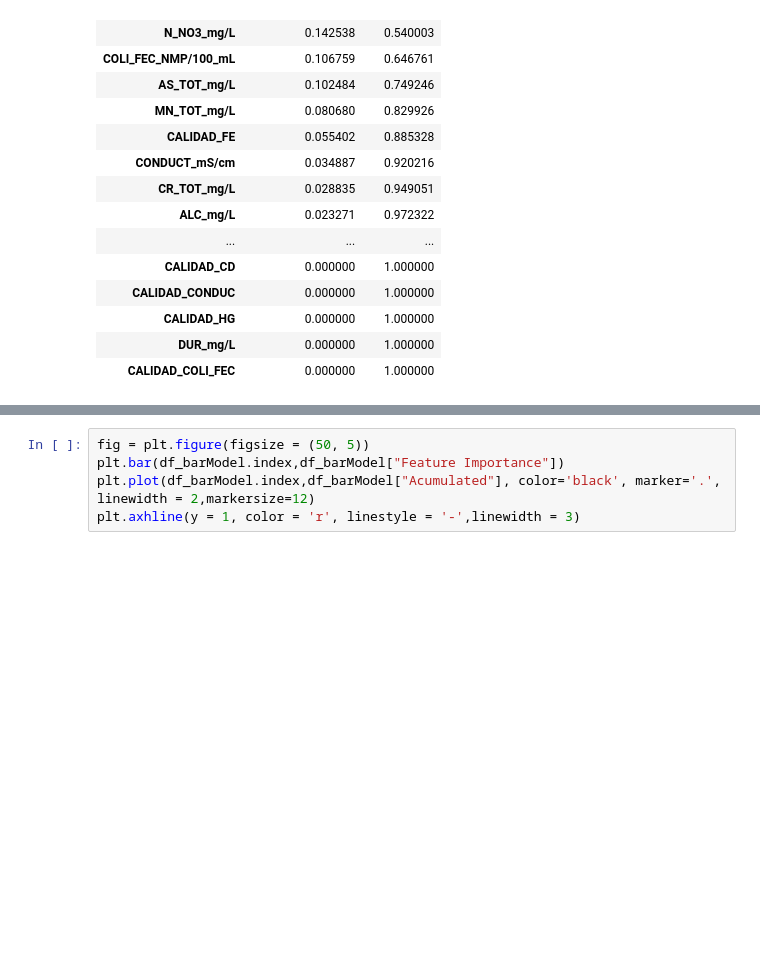
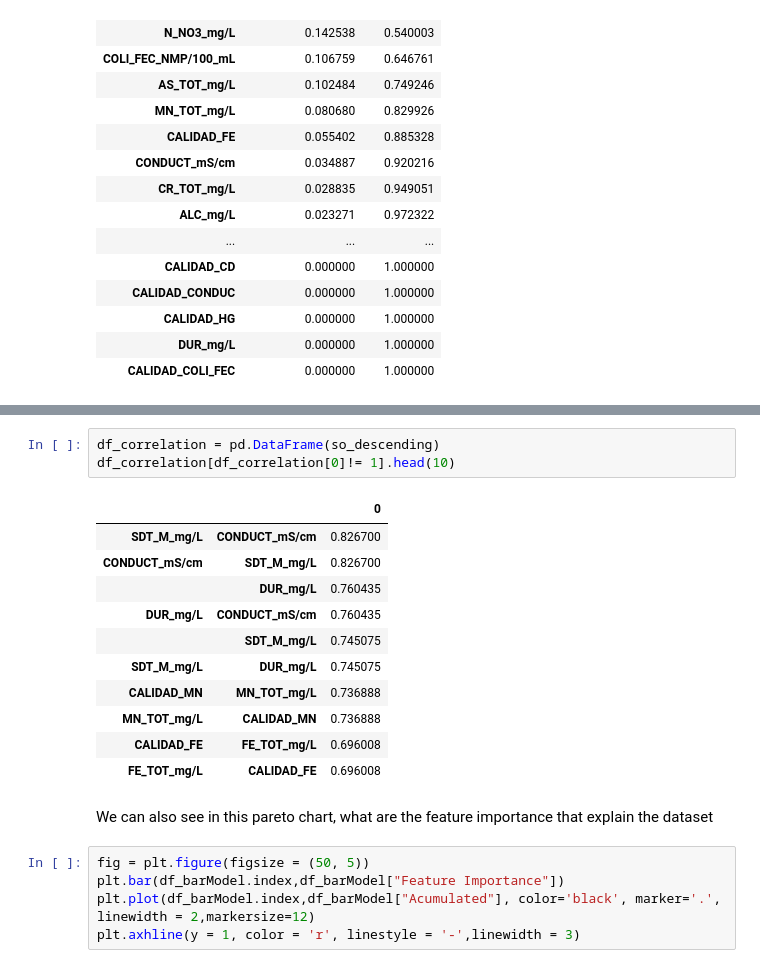
Before and after one commit to PosgradoMNA/actividades-del-projecto-team-1, a Jupyter notebook: Reto/Reto_Equipo2.ipynb, the cells around one changed output, grey strips where cells are left out. Cells and saved outputs as stored; diff of their text form; blank space fills up the shorter version.

```diff
--- a/Reto/Reto_Equipo2.ipynb
+++ b/Reto/Reto_Equipo2.ipynb
@@ -964,3 +1002,20 @@ df_barModel
+# %%
+df_correlation = pd.DataFrame(so_descending)
+df_correlation[df_correlation[0]!= 1].head(10)
+# %% [output]
+|  |  | 0 |
+| SDT_M_mg/L | CONDUCT_mS/cm | 0.826700 |
+| CONDUCT_mS/cm | SDT_M_mg/L | 0.826700 |
+|  | DUR_mg/L | 0.760435 |
+| DUR_mg/L | CONDUCT_mS/cm | 0.760435 |
+|  | SDT_M_mg/L | 0.745075 |
+| SDT_M_mg/L | DUR_mg/L | 0.745075 |
+| CALIDAD_MN | MN_TOT_mg/L | 0.736888 |
+| MN_TOT_mg/L | CALIDAD_MN | 0.736888 |
+| CALIDAD_FE | FE_TOT_mg/L | 0.696008 |
+| FE_TOT_mg/L | CALIDAD_FE | 0.696008 |
+# %% [markdown]
+We can also see in this pareto chart, what are the feature importance that explain the dataset
 # %%
 fig = plt.figure(figsize = (50, 5))
 plt.bar(df_barModel.index,df_barModel["Feature Importance"])
```
Also changed, not shown: parts of 15 cells of this notebook.
